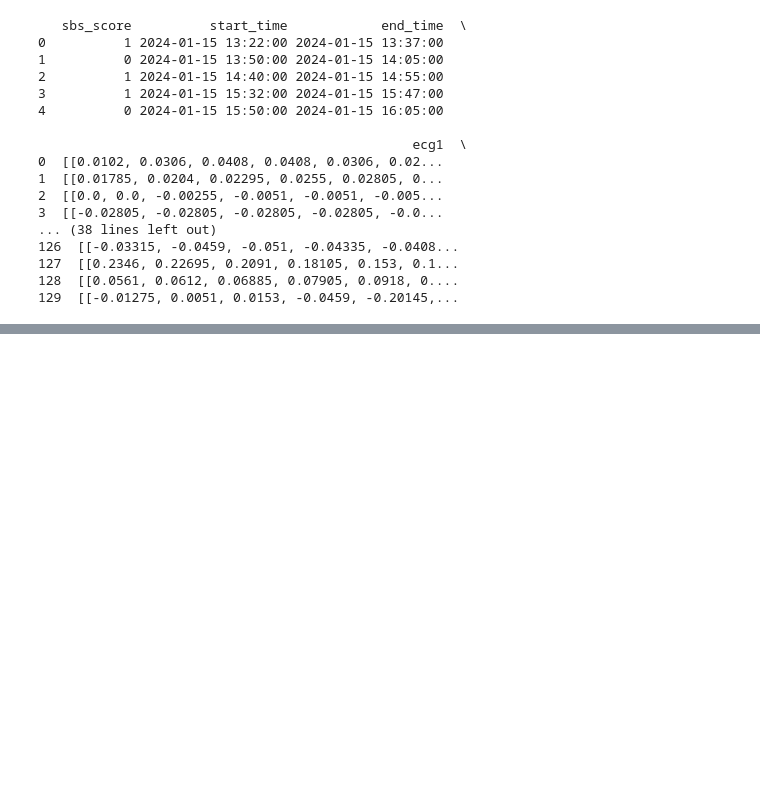
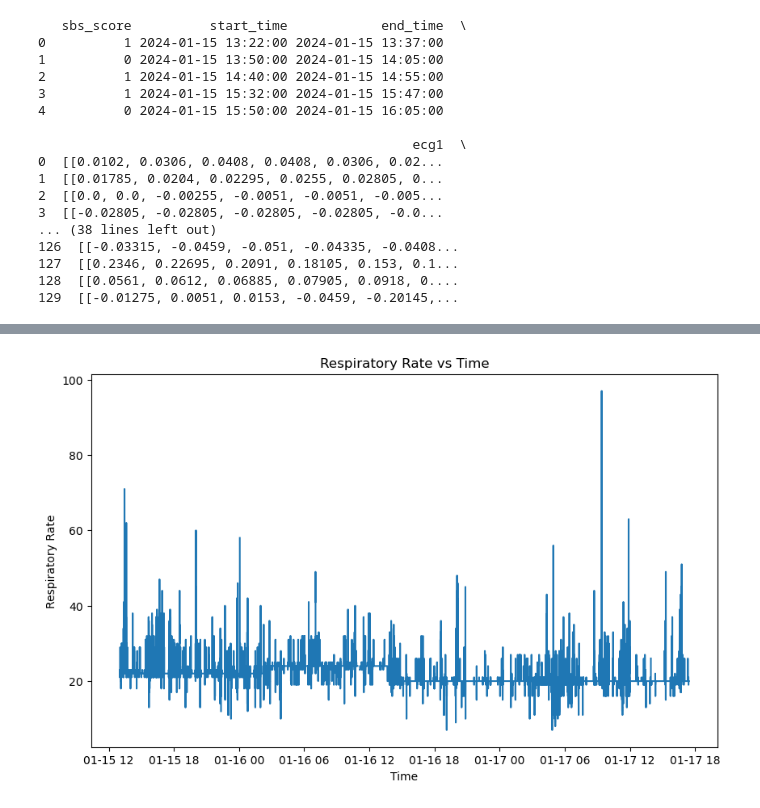
Before and after one commit to PedAccel/PedAccel, a Jupyter notebook: data_analysis/MAR/analysis/mar.ipynb, the cells around one changed output, grey strips where cells are left out. Saved outputs shown, nothing was run; the diff lists cells and outputs as text; code cells hidden in the pictures; blank space fills up the shorter version.

```diff
--- a/data_analysis/MAR/analysis/mar.ipynb
+++ b/data_analysis/MAR/analysis/mar.ipynb
@@ -117,0 +140,16 @@ plt.show()
+# %%
+respiratory_rate_sample = sickbay9[['time', 'respiratory_rate']]
+
+start = accel9['time'].iloc[0]
+end = accel9['time'].iloc[-1]
+
+respiratory_rate_sample = respiratory_rate_sample[(respiratory_rate_sample['time'] >= start) & (respiratory_rate_sample['time'] <= end)]
+
+plt.figure(figsize=(10, 6))
+plt.plot(respiratory_rate_sample['time'], respiratory_rate_sample['respiratory_rate'])
+plt.title('Respiratory Rate vs Time')
+plt.xlabel('Time')
+plt.ylabel('Respiratory Rate')
+plt.show()
+# %% [output]
+[figure, added]
```
Also changed, not shown: parts of 13 cells of this notebook, 1 other file.
